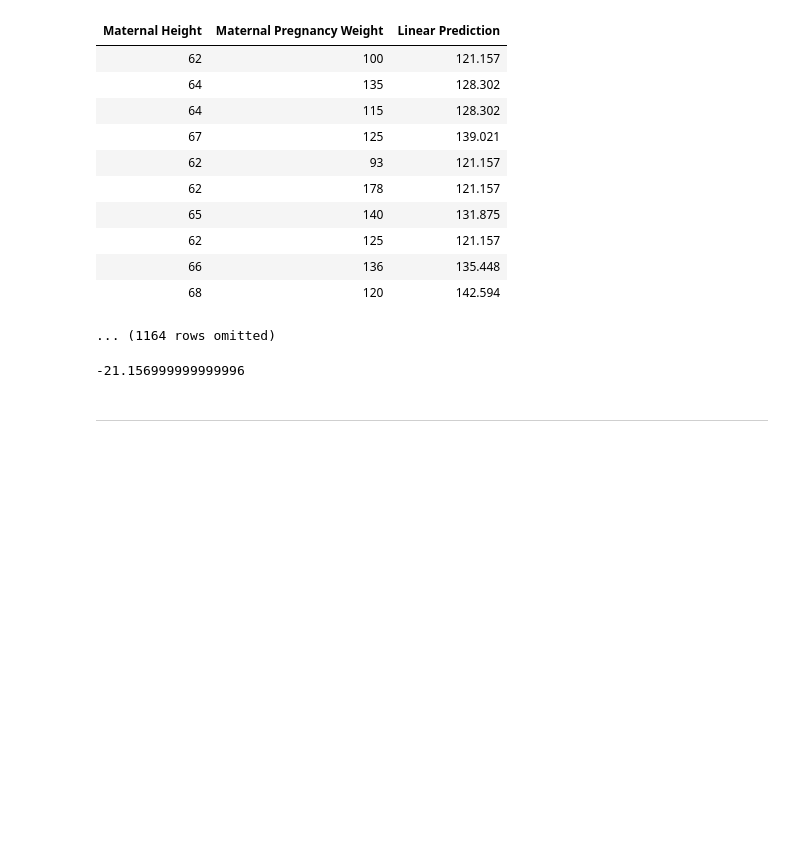
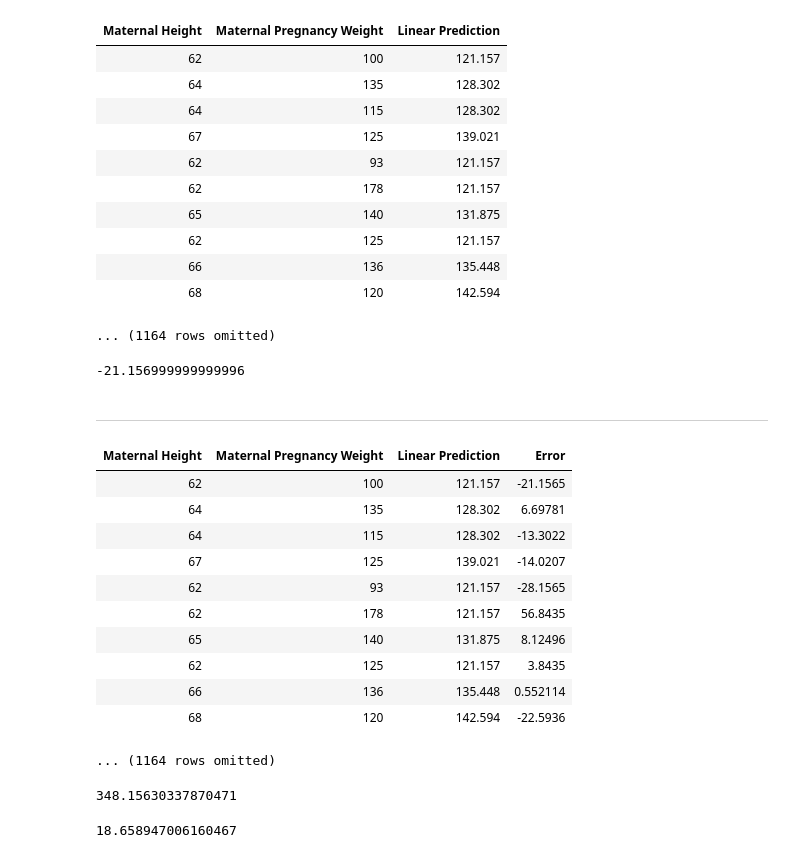
Before and after one commit to lawtonsclass/f25-code-from-class, a Jupyter notebook: data8/ch15.ipynb, the cells around one changed output. Cells and saved outputs as stored; diff of their text form; code cells hidden in the pictures; blank space fills up the shorter version.

```diff
--- a/data8/ch15.ipynb
+++ b/data8/ch15.ipynb
@@ -728,3 +728,29 @@ baby_with_predictions
 -21.156999999999996
 # %% [markdown]
 ---
+# %%
+errors = baby_with_predictions.column('Maternal Pregnancy Weight') - baby_with_predictions.column('Linear Prediction')
+baby_with_predictions.with_column('Error', errors)
+# %% [output]
+| Maternal Height | Maternal Pregnancy Weight | Linear Prediction | Error |
+| 62 | 100 | 121.157 | -21.1565 |
+| 64 | 135 | 128.302 | 6.69781 |
+| 64 | 115 | 128.302 | -13.3022 |
+| 67 | 125 | 139.021 | -14.0207 |
+| 62 | 93 | 121.157 | -28.1565 |
+| 62 | 178 | 121.157 | 56.8435 |
+| 65 | 140 | 131.875 | 8.12496 |
+| 62 | 125 | 121.157 | 3.8435 |
+| 66 | 136 | 135.448 | 0.552114 |
+| 68 | 120 | 142.594 | -22.5936 |
+... (1164 rows omitted)
+# %%
+mse = np.average(errors ** 2)
+mse
+# %% [output]
+348.15630337870471
+# %%
+rmse = np.average(errors ** 2) ** 0.5
+rmse
+# %% [output]
+18.658947006160467
```
